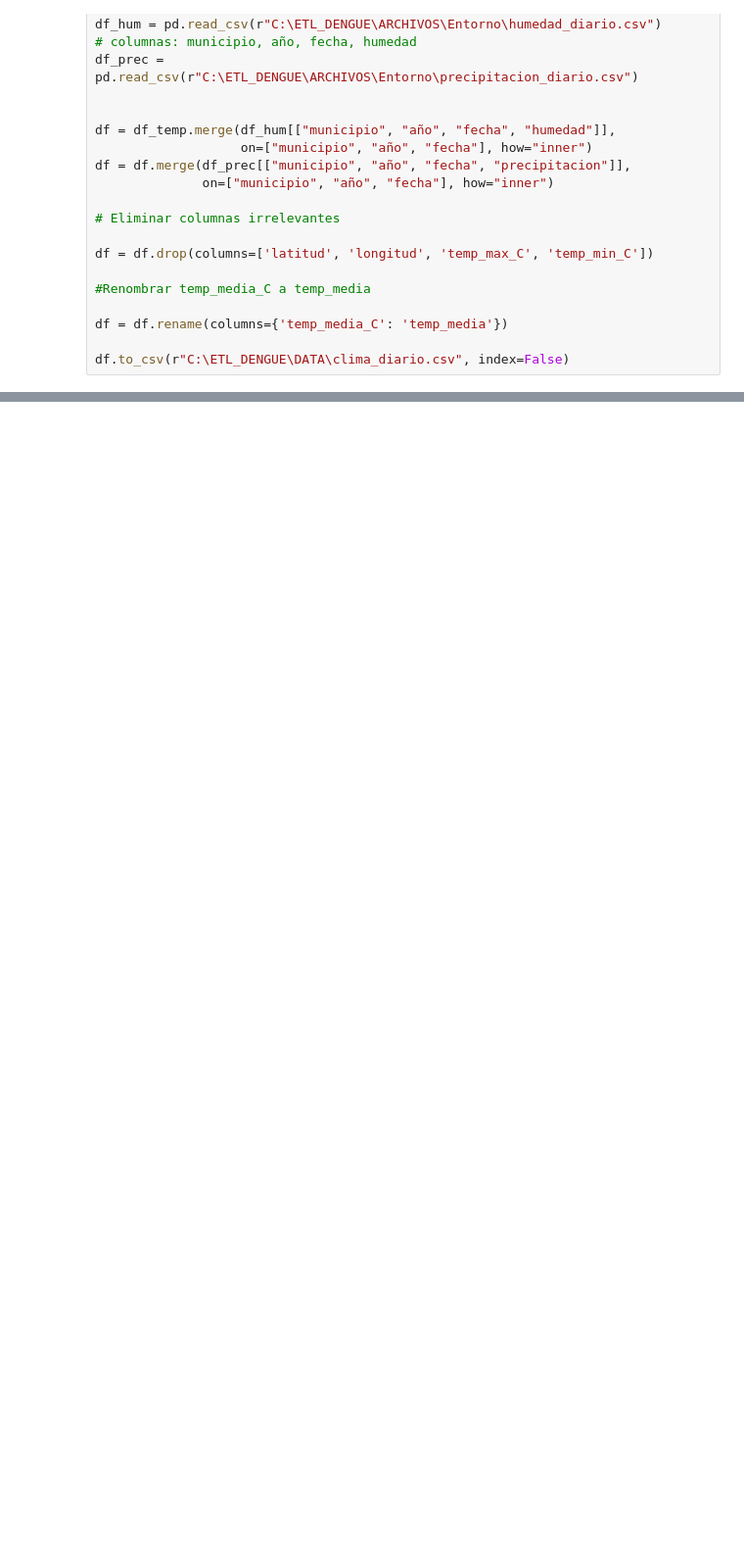
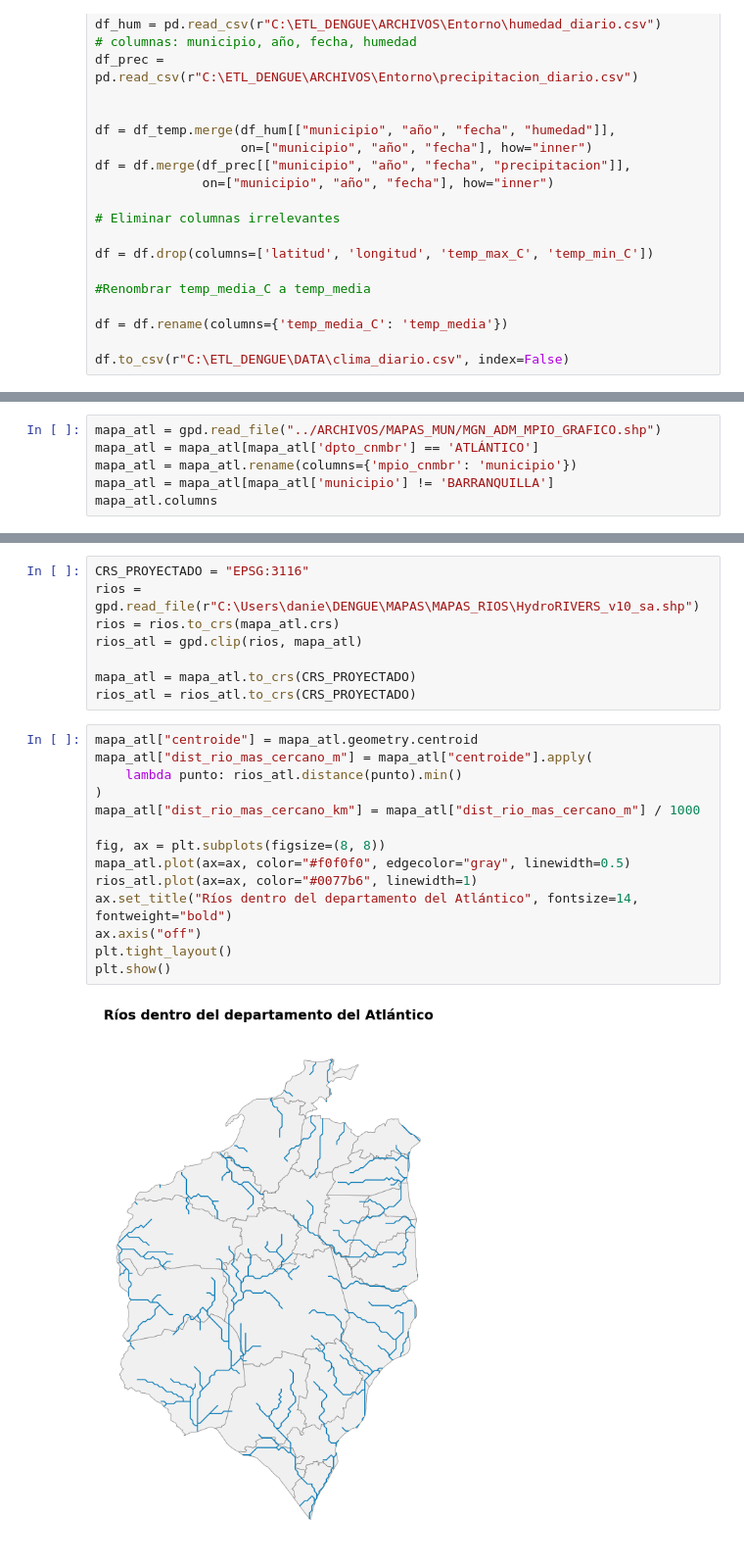
Before and after one commit to Darally06/ETL_DENGUE, a Jupyter notebook: Scripts/ETL_clima.ipynb, the cells around one changed output, grey strips where cells are left out. Shown: that part at 98% size. Saved outputs shown, nothing was run; the diff lists cells and outputs as text; blank space fills up the shorter version.

Commit message:
[ADD] Mapas rios y lagos

```diff
--- a/Scripts/ETL_clima.ipynb
+++ b/Scripts/ETL_clima.ipynb
@@ -198,0 +210,6 @@ df.to_csv(r"C:\ETL_DENGUE\DATA\clima_diario.csv", index=False)
+# %%
+mapa_atl = gpd.read_file("../ARCHIVOS/MAPAS_MUN/MGN_ADM_MPIO_GRAFICO.shp")
+mapa_atl = mapa_atl[mapa_atl['dpto_cnmbr'] == 'ATLÁNTICO']
+mapa_atl = mapa_atl.rename(columns={'mpio_cnmbr': 'municipio'})
+mapa_atl = mapa_atl[mapa_atl['municipio'] != 'BARRANQUILLA']
+mapa_atl.columns
@@ -198,0 +223,24 @@ df.to_csv(r"C:\ETL_DENGUE\DATA\clima_diario.csv", index=False)
+# %%
+CRS_PROYECTADO = "EPSG:3116"
+rios = gpd.read_file(r"C:\Users\danie\DENGUE\MAPAS\MAPAS_RIOS\HydroRIVERS_v10_sa.shp")
+rios = rios.to_crs(mapa_atl.crs)
+rios_atl = gpd.clip(rios, mapa_atl)
+
+mapa_atl = mapa_atl.to_crs(CRS_PROYECTADO)
+rios_atl = rios_atl.to_crs(CRS_PROYECTADO)
+# %%
+mapa_atl["centroide"] = mapa_atl.geometry.centroid
+mapa_atl["dist_rio_mas_cercano_m"] = mapa_atl["centroide"].apply(
+    lambda punto: rios_atl.distance(punto).min()
+)
+mapa_atl["dist_rio_mas_cercano_km"] = mapa_atl["dist_rio_mas_cercano_m"] / 1000
+
+fig, ax = plt.subplots(figsize=(8, 8))
+mapa_atl.plot(ax=ax, color="#f0f0f0", edgecolor="gray", linewidth=0.5)
+rios_atl.plot(ax=ax, color="#0077b6", linewidth=1)
+ax.set_title("Ríos dentro del departamento del Atlántico", fontsize=14, fontweight="bold")
+ax.axis("off")
+plt.tight_layout()
+plt.show()
+# %% [output]
+[figure, added]
```
Also changed, not shown: parts of 15 cells of this notebook, 19 other files.
